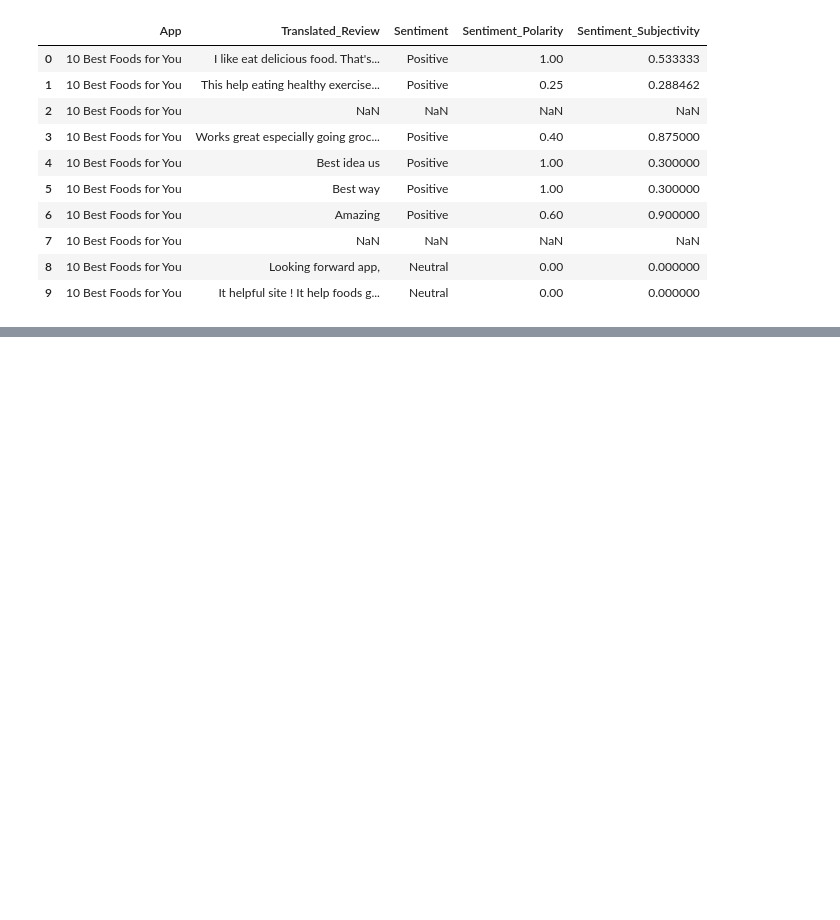
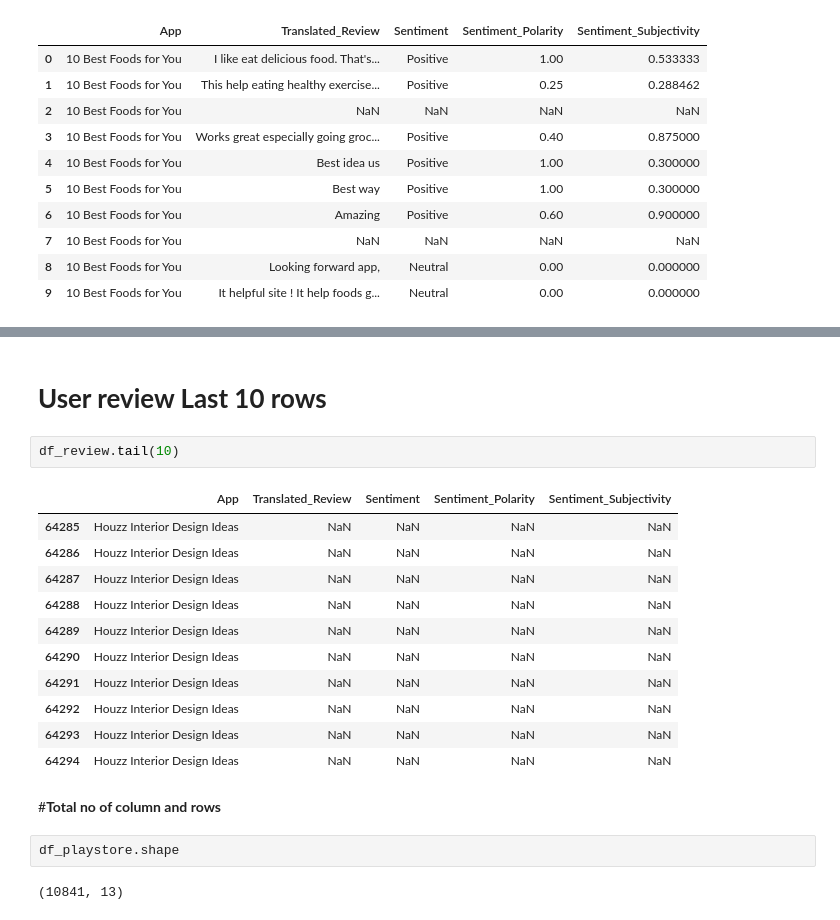
Before and after one commit to AbhiMohurle/Play_Store_App_Review_Analysis, a Jupyter notebook: Play_Store_App_Review_Analysis_Capstone_Project.ipynb, the cells around one changed output, grey strips where cells are left out. Cells and saved outputs as stored; diff of their text form; blank space fills up the shorter version.

```diff
--- a/Play_Store_App_Review_Analysis_Capstone_Project.ipynb
+++ b/Play_Store_App_Review_Analysis_Capstone_Project.ipynb
@@ -55,0 +72,22 @@ df_review.head(10)
+# %% [markdown]
+# **User review Last 10 rows**
+# %%
+df_review.tail(10)
+# %% [output]
+|  | App | Translated_Review | Sentiment | Sentiment_Polarity | Sentiment_Subjectivity |
+| 64285 | Houzz Interior Design Ideas | NaN | NaN | NaN | NaN |
+| 64286 | Houzz Interior Design Ideas | NaN | NaN | NaN | NaN |
+| 64287 | Houzz Interior Design Ideas | NaN | NaN | NaN | NaN |
+| 64288 | Houzz Interior Design Ideas | NaN | NaN | NaN | NaN |
+| 64289 | Houzz Interior Design Ideas | NaN | NaN | NaN | NaN |
+| 64290 | Houzz Interior Design Ideas | NaN | NaN | NaN | NaN |
+| 64291 | Houzz Interior Design Ideas | NaN | NaN | NaN | NaN |
+| 64292 | Houzz Interior Design Ideas | NaN | NaN | NaN | NaN |
+| 64293 | Houzz Interior Design Ideas | NaN | NaN | NaN | NaN |
+| 64294 | Houzz Interior Design Ideas | NaN | NaN | NaN | NaN |
+# %% [markdown]
+#**Total no of column and rows**
+# %%
+df_playstore.shape
+# %% [output]
+(10841, 13)
```
Also changed, not shown: parts of 3 cells of this notebook.
